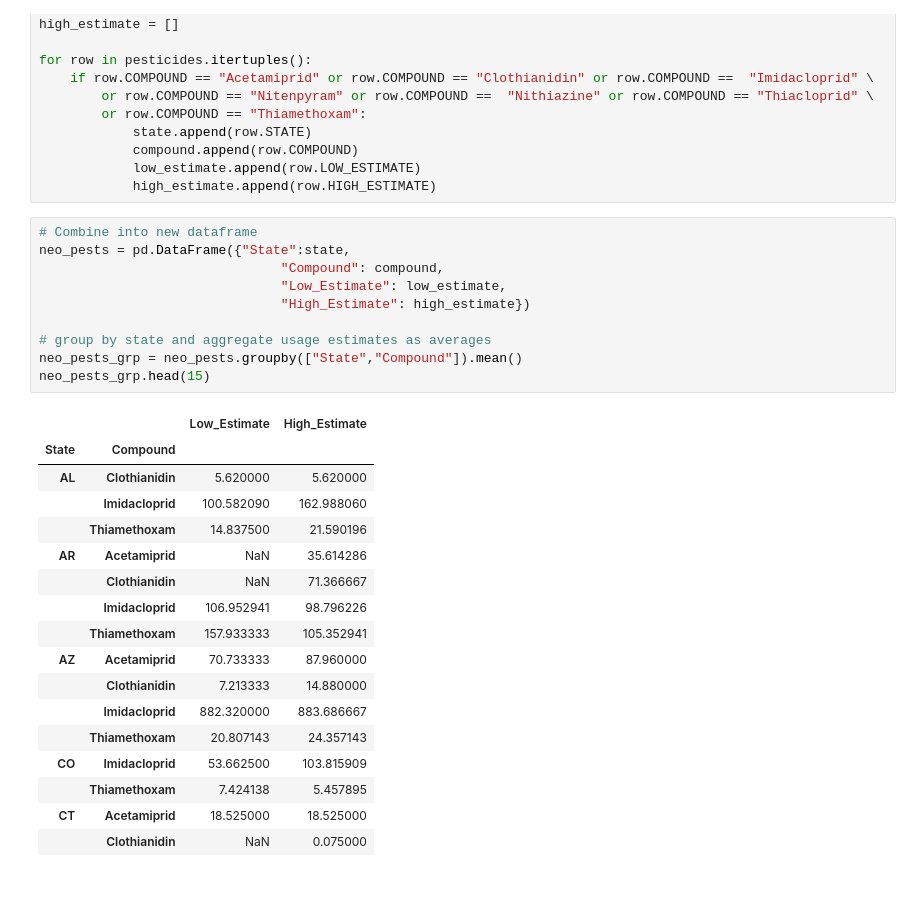
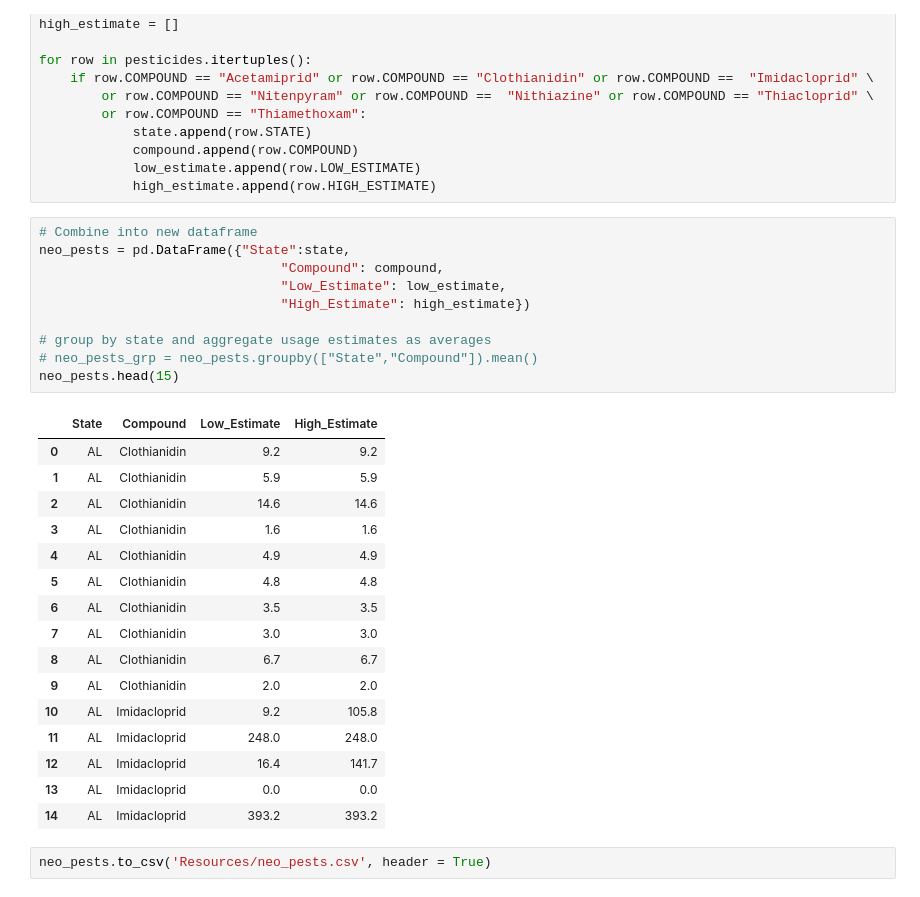
Before and after one commit to ericaleon/ETL_project, a Jupyter notebook: Neonic_Pesticides.ipynb, the cells around one changed output. Saved outputs shown, nothing was run; the diff lists cells and outputs as text.

```diff
--- a/Neonic_Pesticides.ipynb
+++ b/Neonic_Pesticides.ipynb
@@ -47,28 +47,29 @@ for row in pesticides.itertuples():
 # %%
 # Combine into new dataframe
 neo_pests = pd.DataFrame({"State":state,
                                "Compound": compound,
                                "Low_Estimate": low_estimate,
                                "High_Estimate": high_estimate})
 
 # group by state and aggregate usage estimates as averages
-neo_pests_grp = neo_pests.groupby(["State","Compound"]).mean()
-neo_pests_grp.head(15)
+# neo_pests_grp = neo_pests.groupby(["State","Compound"]).mean()
+neo_pests.head(15)
 # %% [output]
-|  |  | Low_Estimate | High_Estimate |
-| State | Compound |  |  |
-| AL | Clothianidin | 5.620000 | 5.620000 |
-|  | Imidacloprid | 100.582090 | 162.988060 |
-|  | Thiamethoxam | 14.837500 | 21.590196 |
-| AR | Acetamiprid | NaN | 35.614286 |
-|  | Clothianidin | NaN | 71.366667 |
-|  | Imidacloprid | 106.952941 | 98.796226 |
-|  | Thiamethoxam | 157.933333 | 105.352941 |
-| AZ | Acetamiprid | 70.733333 | 87.960000 |
-|  | Clothianidin | 7.213333 | 14.880000 |
-|  | Imidacloprid | 882.320000 | 883.686667 |
-|  | Thiamethoxam | 20.807143 | 24.357143 |
-| CO | Imidacloprid | 53.662500 | 103.815909 |
-|  | Thiamethoxam | 7.424138 | 5.457895 |
-| CT | Acetamiprid | 18.525000 | 18.525000 |
-|  | Clothianidin | NaN | 0.075000 |
+|  | State | Compound | Low_Estimate | High_Estimate |
+| 0 | AL | Clothianidin | 9.2 | 9.2 |
+| 1 | AL | Clothianidin | 5.9 | 5.9 |
+| 2 | AL | Clothianidin | 14.6 | 14.6 |
+| 3 | AL | Clothianidin | 1.6 | 1.6 |
+| 4 | AL | Clothianidin | 4.9 | 4.9 |
+| 5 | AL | Clothianidin | 4.8 | 4.8 |
+| 6 | AL | Clothianidin | 3.5 | 3.5 |
+| 7 | AL | Clothianidin | 3.0 | 3.0 |
+| 8 | AL | Clothianidin | 6.7 | 6.7 |
+| 9 | AL | Clothianidin | 2.0 | 2.0 |
+| 10 | AL | Imidacloprid | 9.2 | 105.8 |
+| 11 | AL | Imidacloprid | 248.0 | 248.0 |
+| 12 | AL | Imidacloprid | 16.4 | 141.7 |
+| 13 | AL | Imidacloprid | 0.0 | 0.0 |
+| 14 | AL | Imidacloprid | 393.2 | 393.2 |
+# %%
+neo_pests.to_csv('Resources/neo_pests.csv', header = True)
```
Also changed, not shown: 4 other files.
